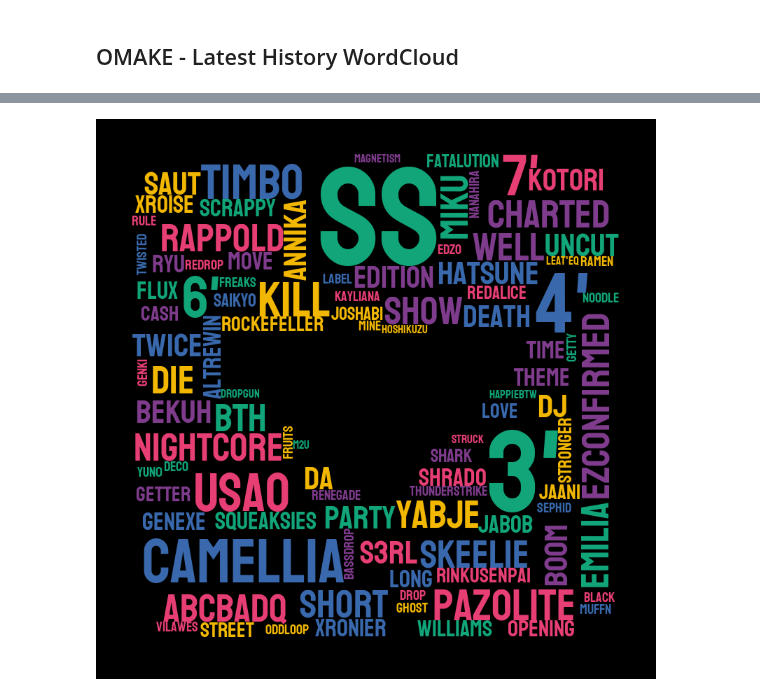
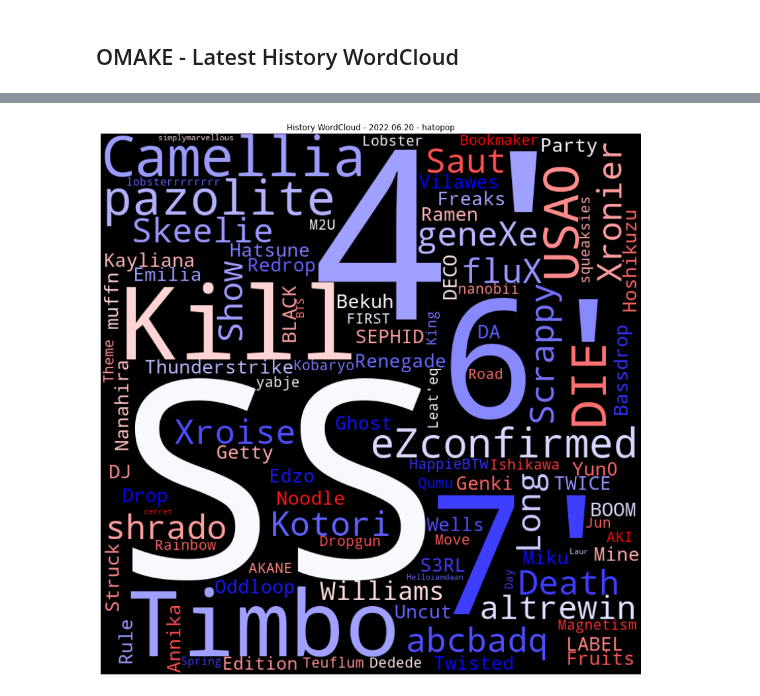
Before and after one commit to hatopopvr/MyBeatSaberAnalytics, a Jupyter notebook: MyBeatSaberAnalytics.ipynb, the cells around one changed output, grey strips where cells are left out. Drawn from its saved outputs; the diff is of its cells as text; code cells hidden in the pictures.

```diff
--- a/MyBeatSaberAnalytics.ipynb
+++ b/MyBeatSaberAnalytics.ipynb
@@ -2568,7 +2568,7 @@ max_words =  100#@param {type:"number"}
 background_color = "black" #param ["black", "white"]
 wordcloud_target = "All(-Tags)" #@param ["All(-Tags)","Level","LevelAuthor", "SongAuthor", "Level&SongAuthor", "Song", "Tags", "All"]
 color_map= "bwr" #['inferno', 'magma', 'plasma', 'viridis','Blues', 'BuGn', 'BuPu', 'GnBu','Greens', 'Greys', 'OrRd', 'Oranges','PuBu', 'PuBuGn', 'PuRd', 'Purples','RdPu', 'Reds', 'YlGn', 'YlGnBu', 'YlOrBr', 'YlOrRd','binary', 'gist_yarg', 'gist_gray', 'gray','bone', 'pink', 'spring', 'summer','autumn', 'winter', 'cool', 'Wistia','hot', 'afmhot', 'gist_heat', 'copper','PiYG', 'PRGn', 'BrBG', 'PuOr', 'RdGy', 'RdBu', 'RdYlBu','RdYlGn', 'Spectral', 'coolwarm', 'bwr', 'seismic','Pastel1', 'Pastel2', 'Paired', 'Accent', 'Dark2','Set1', 'Set2', 'Set3', 'tab10', 'tab20', 'tab20b', 'tab20c','flag', 'prism', 'ocean', 'gist_earth', 'terrain', 'gist_stern', 'gnuplot','gnuplot2', 'CMRmap', 'cubehelix', 'brg', 'hsv', 'gist_rainbow', 'rainbow','jet', 'nipy_spectral', 'gist_ncar']
-wordcloud_style= "random-icon-style"  #@param["normal","random-icon-style"]
+wordcloud_style= "normal"  #@param["normal","random-icon-style"]
 filtered_level_min = 0 #@param {type:"slider", min:0, max:15, step:1}
 filtered_level_max = 15 #@param {type:"slider", min:0, max:15, step:1}
 filtered_pp_min = 0 #@param {type:"slider", min:0, max:600, step:10}
@@ -2681,31 +2681,31 @@ if len(df_wordcloud) > 0:
 
     elif wordcloud_target == "Level":
         list_acc = df_wordcloud["AccRank"].dropna().tolist()
         list_level = df_wordcloud["LevelStr"].dropna().tolist()
         list_merge = copy.copy(list_acc)
         list_merge.extend(list_level)
         wc_text = " ".join(list_merge)
 
     elif (wordcloud_target == "All") or (wordcloud_target == "All(-Tags)"):
         list_song = df_wordcloud["Song"].tolist()
         list_acc = df_wordcloud["AccRank"].dropna().tolist()
         list_level = df_wordcloud["LevelStr"].dropna().tolist()
         list_merge = copy.copy(list_song)
         if wordcloud_target == "All":
             list_tags = df_wordcloud["Tags"].dropna().tolist()
             list_merge.extend(list_tags)
         list_merge.extend(list_acc)
         list_merge.extend(list_level)
         wc_text = " ".join(list_merge)
 
     if wordcloud_style == "random-icon-style":
         create_style_wordcloud(wc_text)
         from IPython.display import Image
         display(Image(filename="./stylecloud.png", width=width, height=height))
     else:
         create_wordcloud(wc_text)
 else:
     print("データ件数が0件のため WordCloud が作成できません。フィルタ条件を緩和してください。")
 # %% [output]
 [interactive output not drawn]
-[figure, old version]
+[figure, new version]
```
Also changed, not shown: parts of 5 cells of this notebook.
